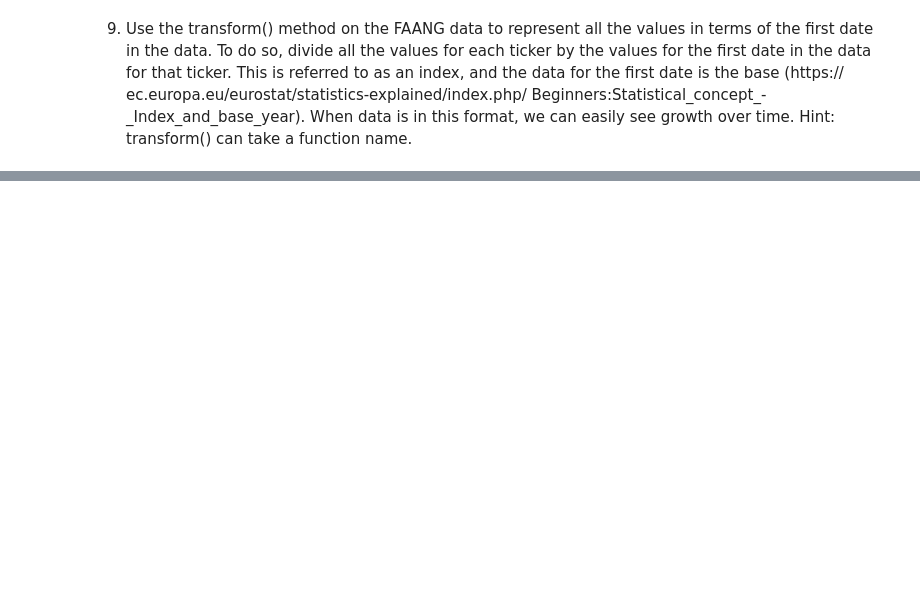
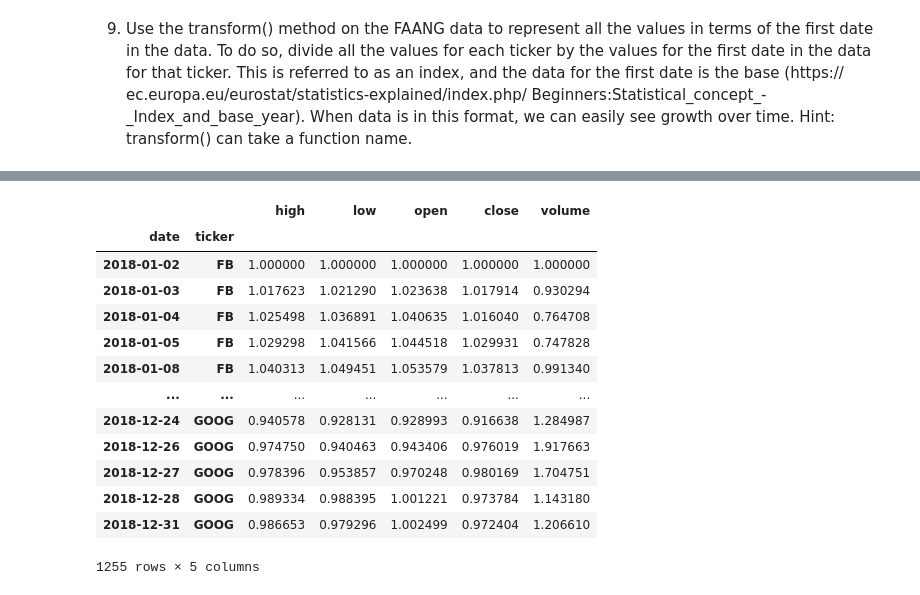
Before and after one commit to adrianacupp/Hands-On-Data-Analysis-with-Pandas-2nd-edition, a Jupyter notebook: ch_04/exercise chapter 4.ipynb, the cells around one changed output, grey strips where cells are left out. Cells and saved outputs as stored; diff of their text form; code cells hidden in the pictures; blank space fills up the shorter version.

```diff
--- a/ch_04/exercise chapter 4.ipynb
+++ b/ch_04/exercise chapter 4.ipynb
@@ -271,0 +301,17 @@ new[new.event.notna()]
+# %%
+faang/faang.groupby('ticker').transform('first')
+# %% [output]
+|  |  | high | low | open | close | volume |
+| date | ticker |  |  |  |  |  |
+| 2018-01-02 | FB | 1.000000 | 1.000000 | 1.000000 | 1.000000 | 1.000000 |
+| 2018-01-03 | FB | 1.017623 | 1.021290 | 1.023638 | 1.017914 | 0.930294 |
+| 2018-01-04 | FB | 1.025498 | 1.036891 | 1.040635 | 1.016040 | 0.764708 |
+| 2018-01-05 | FB | 1.029298 | 1.041566 | 1.044518 | 1.029931 | 0.747828 |
+| 2018-01-08 | FB | 1.040313 | 1.049451 | 1.053579 | 1.037813 | 0.991340 |
+| ... | ... | ... | ... | ... | ... | ... |
+| 2018-12-24 | GOOG | 0.940578 | 0.928131 | 0.928993 | 0.916638 | 1.284987 |
+| 2018-12-26 | GOOG | 0.974750 | 0.940463 | 0.943406 | 0.976019 | 1.917663 |
+| 2018-12-27 | GOOG | 0.978396 | 0.953857 | 0.970248 | 0.980169 | 1.704751 |
+| 2018-12-28 | GOOG | 0.989334 | 0.988395 | 1.001221 | 0.973784 | 1.143180 |
+| 2018-12-31 | GOOG | 0.986653 | 0.979296 | 1.002499 | 0.972404 | 1.206610 |
+1255 rows × 5 columns
```
Also changed, not shown: parts of 11 cells of this notebook.
